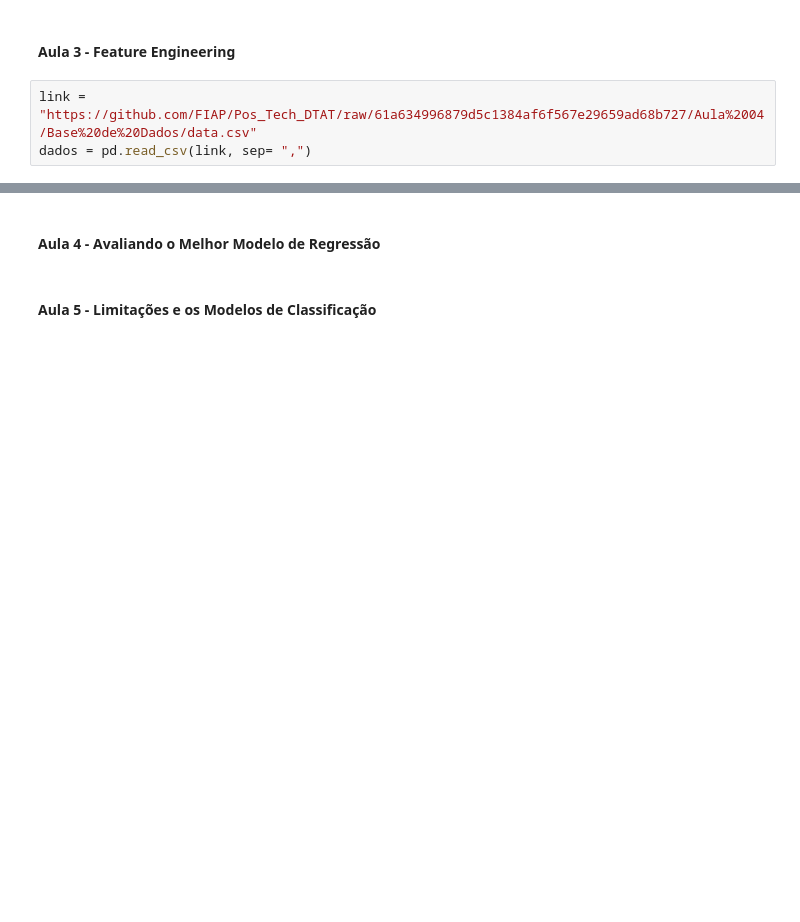
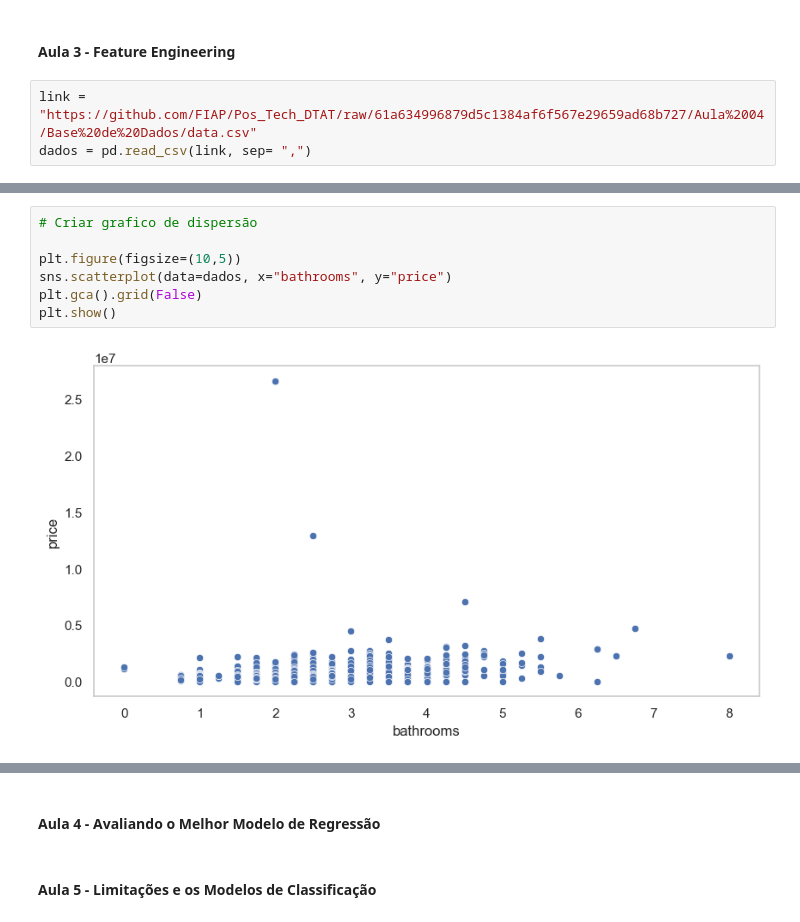
Before and after one commit to RicardViana/fiap-Machine-Learning-and-Time-Series, a Jupyter notebook: machine_learning_com_python.ipynb, the cells around one changed output, grey strips where cells are left out. Saved outputs shown, nothing was run; the diff lists cells and outputs as text; blank space fills up the shorter version.

```diff
--- a/machine_learning_com_python.ipynb
+++ b/machine_learning_com_python.ipynb
@@ -1027,0 +1088,9 @@ dados.head()
+# %%
+# Criar grafico de dispersão
+
+plt.figure(figsize=(10,5))
+sns.scatterplot(data=dados, x="bathrooms", y="price")
+plt.gca().grid(False)
+plt.show()
+# %% [output]
+[figure, added]
```
Also changed, not shown: parts of 7 cells of this notebook.
